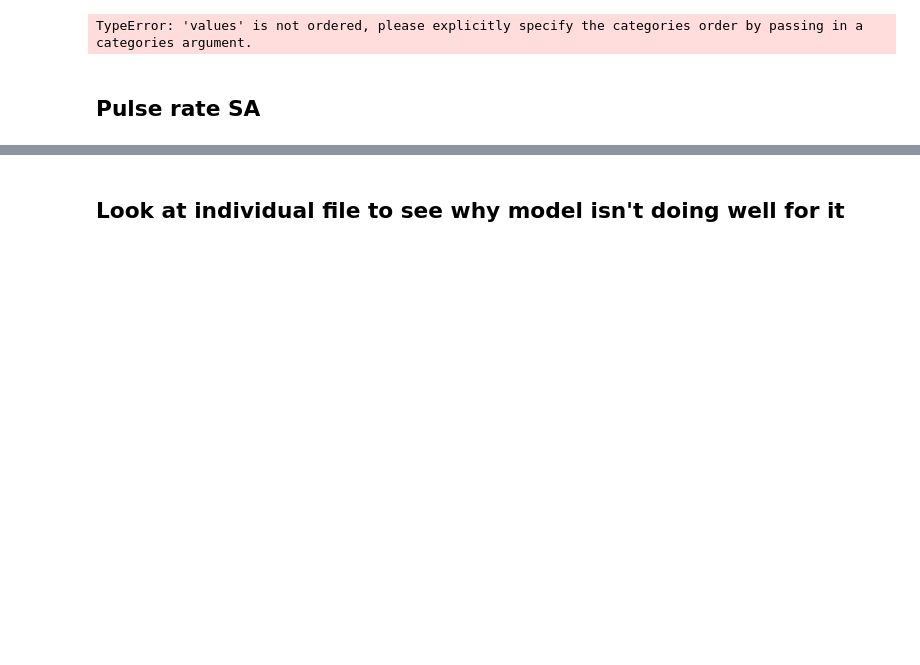
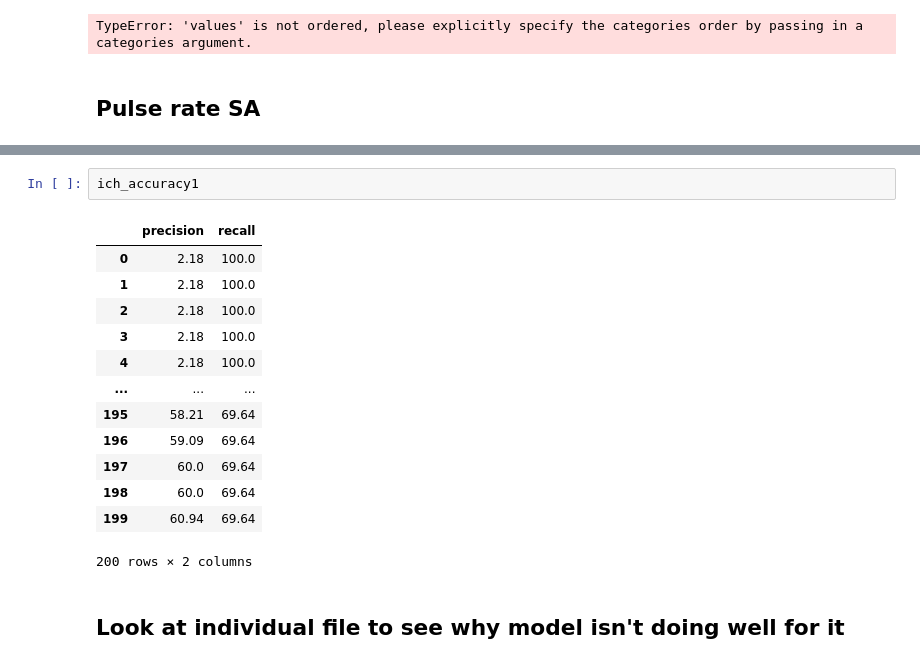
Before and after one commit to mayalapp/ga-frog-id, a Jupyter notebook: python-ribbit/data_cleaning.ipynb, the cells around one changed output, grey strips where cells are left out. Saved outputs shown, nothing was run; the diff lists cells and outputs as text; blank space fills up the shorter version.

```diff
--- a/python-ribbit/data_cleaning.ipynb
+++ b/python-ribbit/data_cleaning.ipynb
@@ -215,3 +250,19 @@ Text(0, 0.5, 'recall')
+# %%
+ich_accuracy1
+# %% [output]
+|  | precision | recall |
+| 0 | 2.18 | 100.0 |
+| 1 | 2.18 | 100.0 |
+| 2 | 2.18 | 100.0 |
+| 3 | 2.18 | 100.0 |
+| 4 | 2.18 | 100.0 |
+| ... | ... | ... |
+| 195 | 58.21 | 69.64 |
+| 196 | 59.09 | 69.64 |
+| 197 | 60.0 | 69.64 |
+| 198 | 60.0 | 69.64 |
+| 199 | 60.94 | 69.64 |
+200 rows × 2 columns
 # %% [markdown]
 ## Look at individual file to see why model isn't doing well for it
 # %%
```
Also changed, not shown: parts of 4 cells of this notebook, 20 other files.
